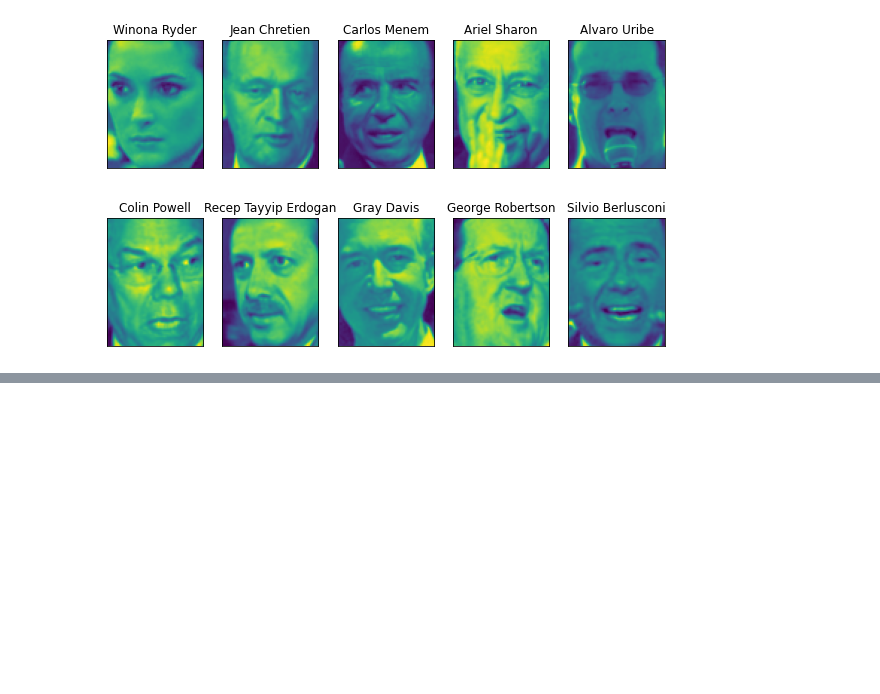
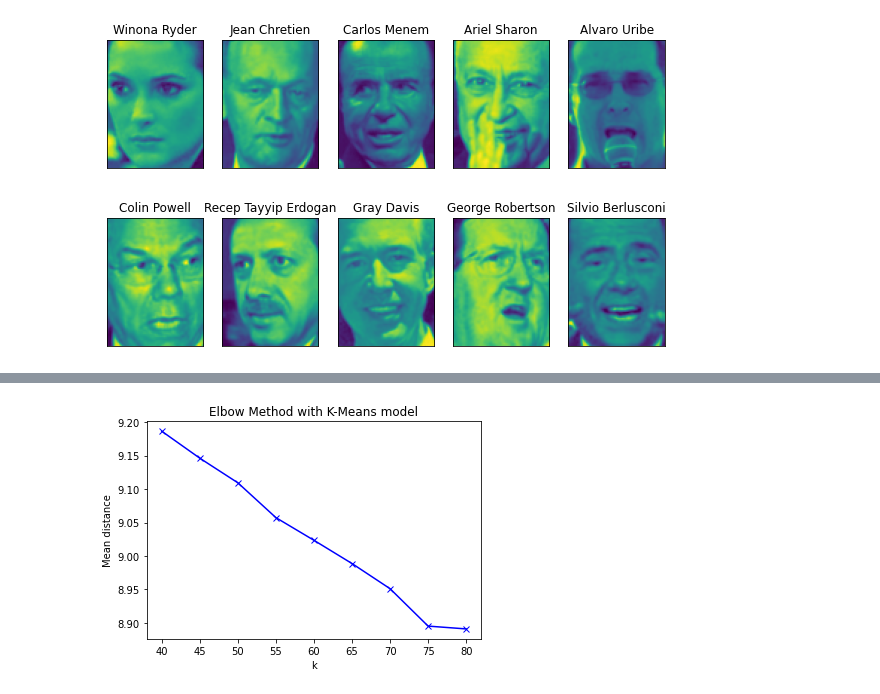
Before and after one commit to AgatheLB/TP4_IFT870, a Jupyter notebook: tp4.ipynb, the cells around one changed output, grey strips where cells are left out. Cells and saved outputs as stored; diff of their text form; code cells hidden in the pictures; blank space fills up the shorter version.

Commit message:
q3a elbow method implementation, not elbow at all..

```diff
--- a/tp4.ipynb
+++ b/tp4.ipynb
@@ -24,8 +33,8 @@ Format des images: (3023, 87, 65)
 Nombre de classes: 62
 # %%
 #nombre de données par cluster
-nombres = np.bincount(faces.target)
-for i, (nb, nom) in enumerate(zip(nombres, faces.target_names)):
+number_target_per_face = np.bincount(faces.target)
+for i, (nb, nom) in enumerate(zip(number_target_per_face, faces.target_names)):
     print("{0:25} {1:3}".format(nom, nb), end='   ')
     if (i + 1) % 3 == 0:
         print()
@@ -62,0 +70,17 @@ for nom, image, ax in zip(faces.target, faces.images, axes.ravel()):
+# %%
+
+data = pd.DataFrame(faces.data)
+# %%
+
+filtered_faces = dict()
+filtered_data = pd.DataFrame()
+for i, (tn, nb) in enumerate(zip(faces.target_names, number_target_per_face)):
+    # retrieve first forty indexes of target associated
+    positions = np.where(faces.target == i)[0][:40]
+
+    filtered_faces[tn] = []
+    for p in positions:
+        filtered_faces[tn].append(faces.images[p])
+        filtered_data.loc[:, p] = data.iloc[p]
+
+filtered_data = filtered_data.T
@@ -62,0 +89,4 @@ for nom, image, ax in zip(faces.target, faces.images, axes.ravel()):
+# %%
+
+pca = PCA(n_components=100, whiten=True, random_state=0)
+reduced_data = pca.fit_transform(filtered_data)
@@ -62,0 +96,15 @@ for nom, image, ax in zip(faces.target, faces.images, axes.ravel()):
+# %%
+mean_distances = []
+for k in range(40, 85, 5):
+    model = KMeans(n_clusters=k)
+    model.fit(reduced_data)
+    dist_to_best_centroid = np.min(cdist(reduced_data, model.cluster_centers_, 'euclidean'), axis=1)
+    mean_distances.append(sum(dist_to_best_centroid) / reduced_data.shape[0])
+
+plt.plot(range(40, 85, 5), mean_distances, 'bx-')
+plt.xlabel('k')
+plt.ylabel('Mean distance')
+plt.title('Elbow Method with K-Means model')
+plt.show()
+# %% [output]
+[figure, added]
```
Also changed, not shown: parts of 5 cells of this notebook, 1 other file.
